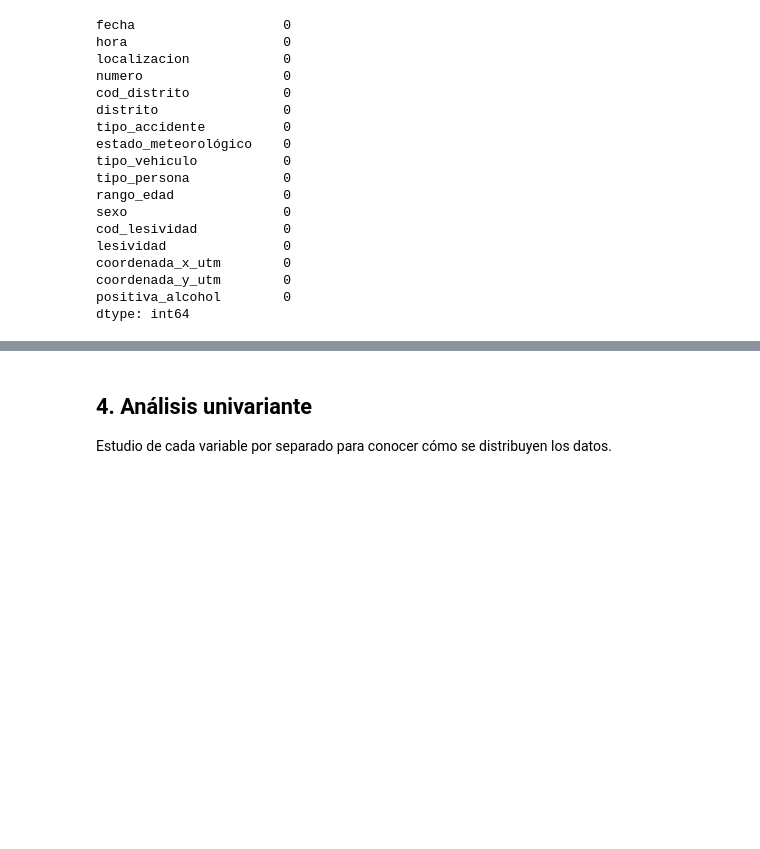
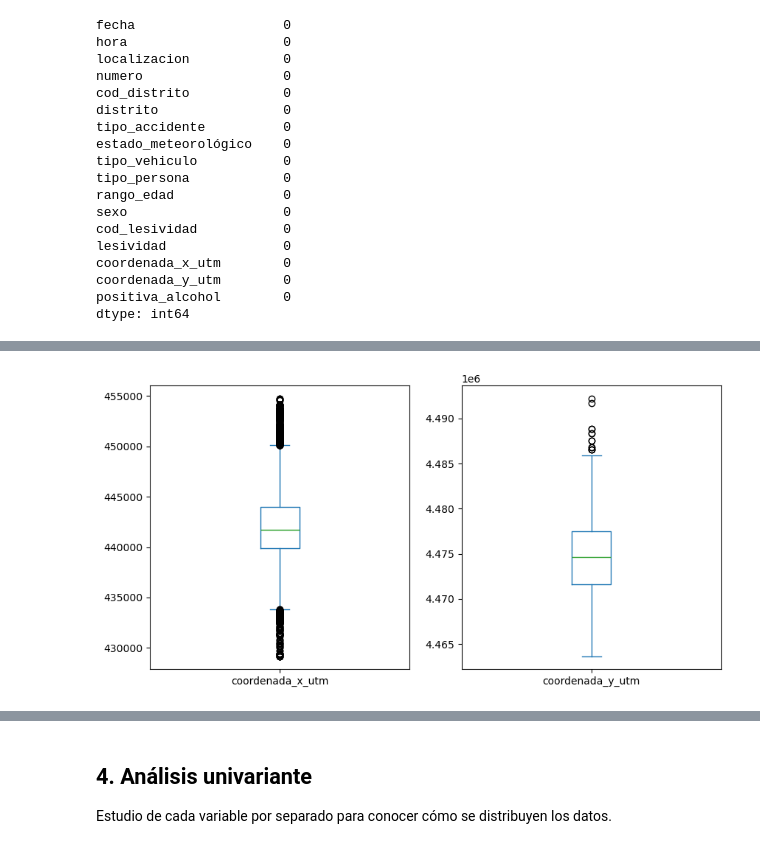
Before and after one commit to fernanditomartinez85/EDA-ACCIDENTALIDAD-MADRID, a Jupyter notebook: EDA_FERNANDO.ipynb, the cells around one changed output, grey strips where cells are left out. Cells and saved outputs as stored; diff of their text form; code cells hidden in the pictures; blank space fills up the shorter version.

```diff
--- a/EDA_FERNANDO.ipynb
+++ b/EDA_FERNANDO.ipynb
@@ -172,7 +173,7 @@ db['tipo_accidente'] = db['tipo_accidente'].replace(colisiones_dobles, 'Colisió
 # %%
-db['cod_lesividad'] = db['cod_lesividad'].fillna(14.0)
+# Los nulos de lesividad pasan a "77 - Se desconoce", el código del propio dataset para los casos desconocidos
+db['cod_lesividad'] = db['cod_lesividad'].fillna(77).astype(int)
+db['lesividad'] = db['lesividad'].fillna("Se desconoce")
-# %%
-db['lesividad'] = db['lesividad'].fillna("Sin asistencia sanitaria")#Sustituimos los Na por 14. Sin asistencia sanitaria
 # %%
 db.isnull().sum()
 # %% [output]
@@ -278,0 +297,6 @@ dtype: object
+# %%
+# Boxplot de cada coordenada para ver los valores atípicos
+db[['coordenada_x_utm', 'coordenada_y_utm']].plot.box(subplots=True, figsize=(10, 5))
+plt.show()
+# %% [output]
+[figure, added]
```
Also changed, not shown: parts of 49 cells of this notebook, 5 other files.
